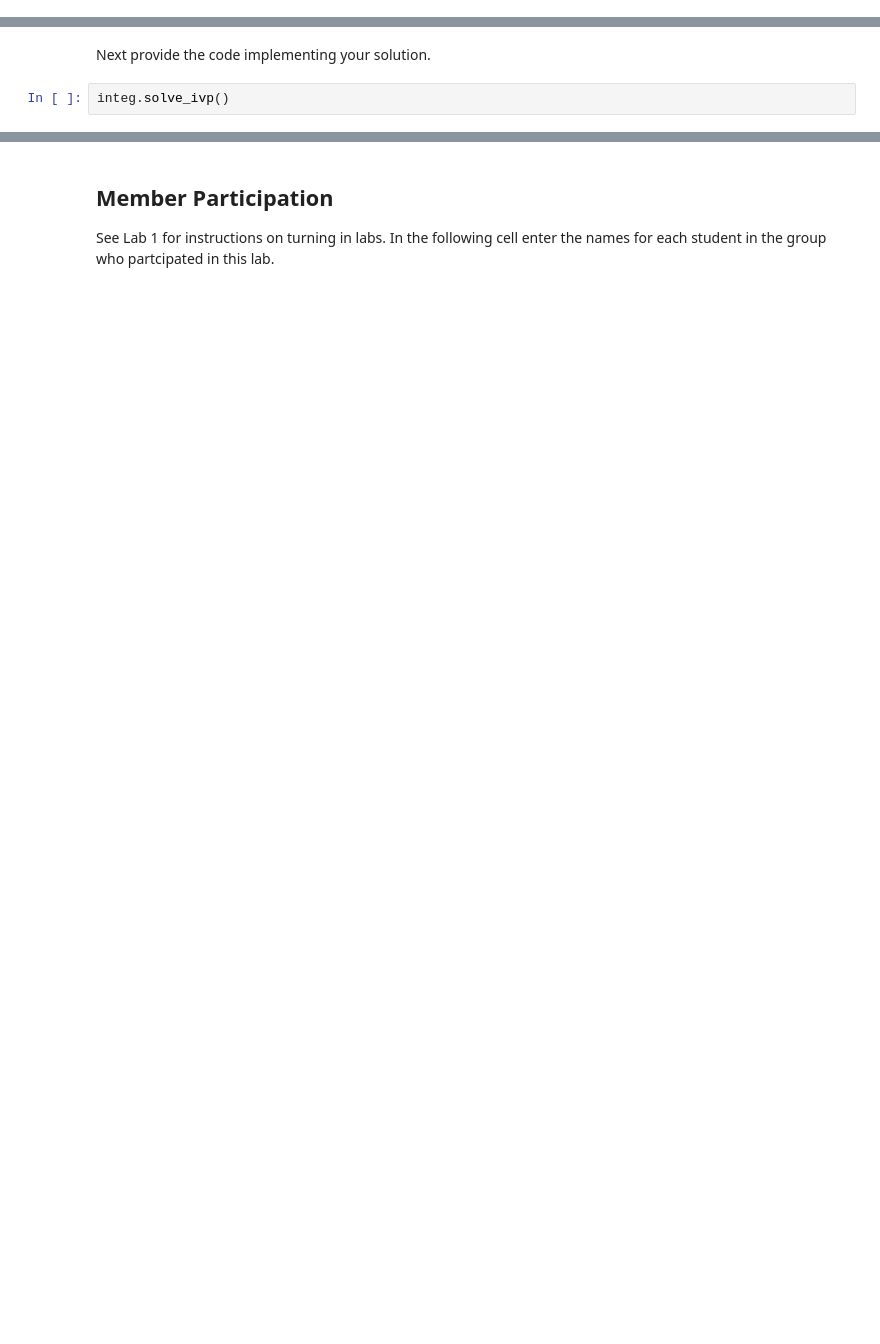
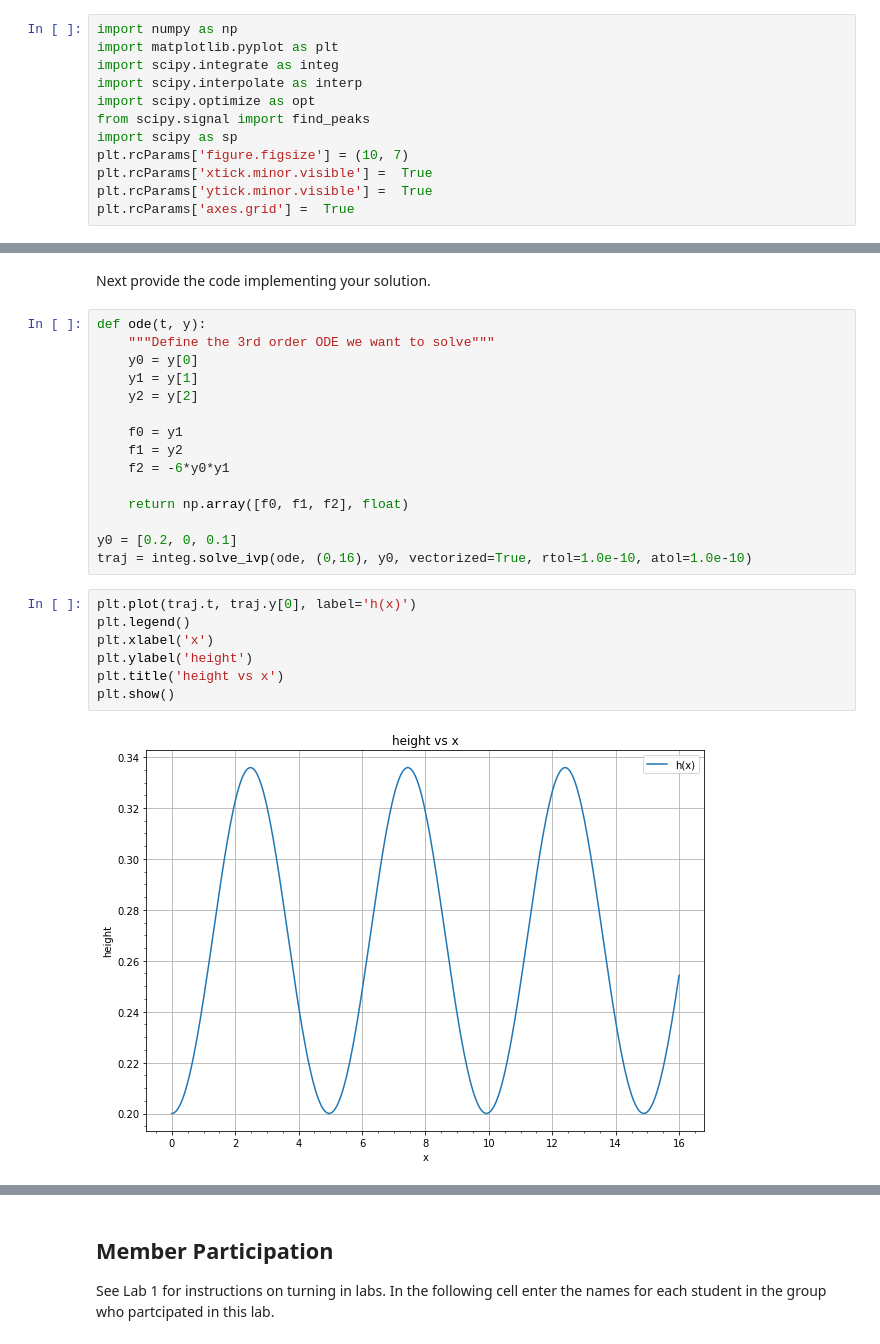
Before and after one commit to jmahlers/P427, a Jupyter notebook: Lab5/Ahlers_Chung_Villegas_lab5.ipynb, the cells around one changed output, grey strips where cells are left out. Cells and saved outputs as stored; diff of their text form; blank space fills up the shorter version.

```diff
--- a/Lab5/Ahlers_Chung_Villegas_lab5.ipynb
+++ b/Lab5/Ahlers_Chung_Villegas_lab5.ipynb
@@ -13,3 +9,15 @@ import scipy.integrate as integ
+# %%
+import numpy as np
+import matplotlib.pyplot as plt
+import scipy.integrate as integ
+import scipy.interpolate as interp
+import scipy.optimize as opt
+from scipy.signal import find_peaks
+import scipy as sp
+plt.rcParams['figure.figsize'] = (10, 7)
+plt.rcParams['xtick.minor.visible'] =  True
+plt.rcParams['ytick.minor.visible'] =  True
+plt.rcParams['axes.grid'] =  True
 # %% [markdown]
 We will put into practice a number of ideas we have learned.  Here you are given a problem you should be able to solve using the numerical methods covered in the course so far. It will be your job to figure out how to solve the problem, *clearly document* your solution, and implement it.  You should use this lab as an opportunity to
 
@@ -55,5 +63,27 @@ $\frac{d^2h}{dx^2} = -6*h*\frac{dh}{dx}$
 This can then be solved normally by integrate.solve_ivp given the initial conditions described above.
 # %% [markdown]
 Next provide the code implementing your solution.
-# %%
-integ.solve_ivp()
+# %%
+def ode(t, y):
+    """Define the 3rd order ODE we want to solve"""
+    y0 = y[0]
+    y1 = y[1]
+    y2 = y[2]
+
+    f0 = y1
+    f1 = y2
+    f2 = -6*y0*y1
+
+    return np.array([f0, f1, f2], float)
+
+y0 = [0.2, 0, 0.1]
+traj = integ.solve_ivp(ode, (0,16), y0, vectorized=True, rtol=1.0e-10, atol=1.0e-10)
+# %%
+plt.plot(traj.t, traj.y[0], label='h(x)')
+plt.legend()
+plt.xlabel('x')
+plt.ylabel('height')
+plt.title('height vs x')
+plt.show()
+# %% [output]
+[figure, added]
```
Also changed, not shown: parts of 6 cells of this notebook, 18 other files.
